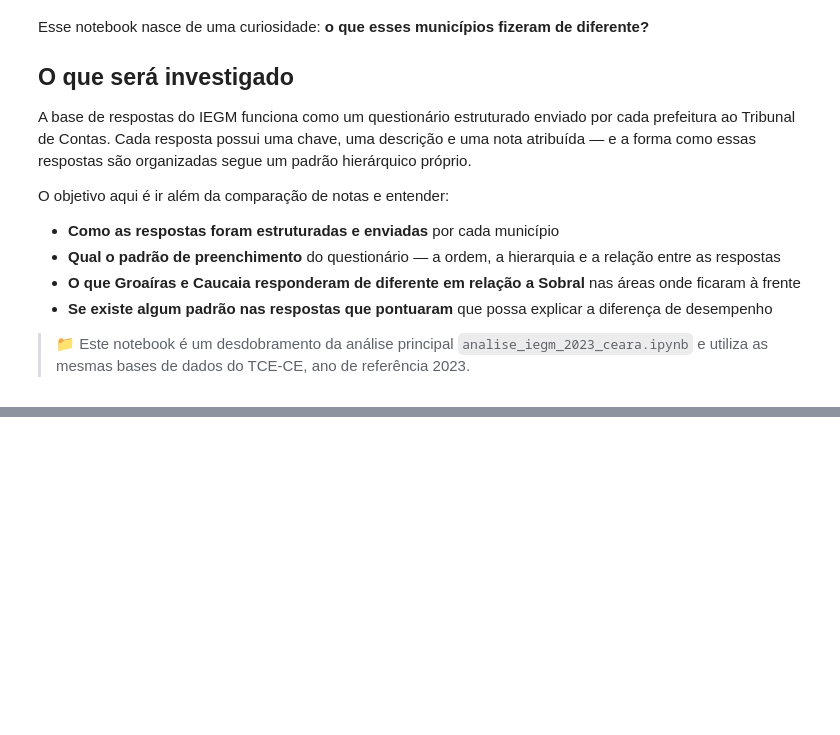
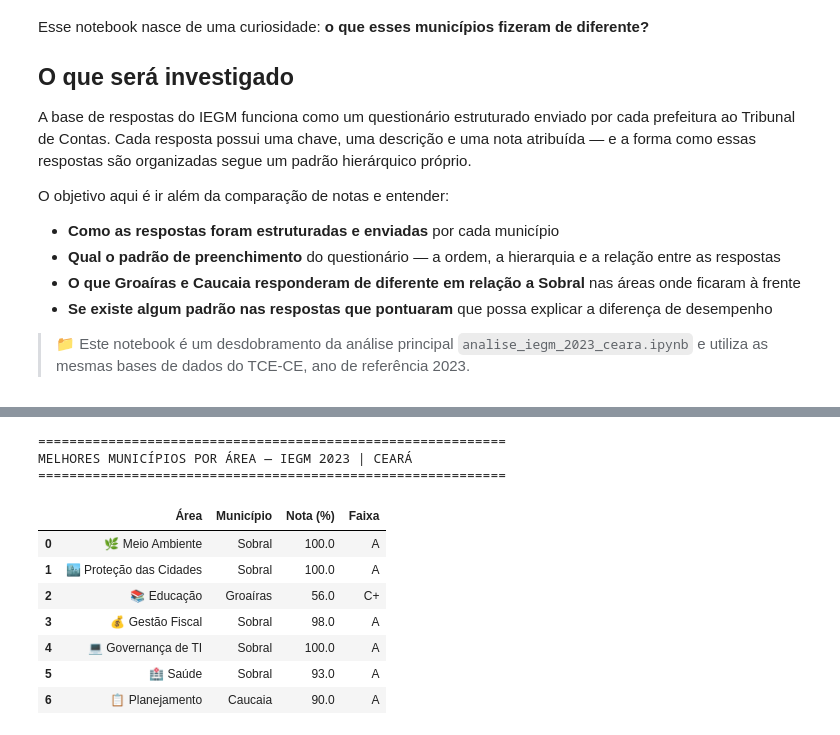
Before and after one commit to rhaymarthins/analise-iegm, a Jupyter notebook: curiosidade_sobral_vs_municipios_destaque.ipynb, the cells around one changed output, grey strips where cells are left out. Cells and saved outputs as stored; diff of their text form; code cells hidden in the pictures; blank space fills up the shorter version.

```diff
--- a/curiosidade_sobral_vs_municipios_destaque.ipynb
+++ b/curiosidade_sobral_vs_municipios_destaque.ipynb
@@ -21,0 +83,48 @@ O objetivo aqui é ir além da comparação de notas e entender:
+# %%
+# =====================================================
+# MELHORES MUNICÍPIOS POR ÁREA — IEGM 2023
+# =====================================================
+
+areas = {
+    'pct_iamb':     '🌿 Meio Ambiente',
+    'pct_icidade':  '🏙️ Proteção das Cidades',
+    'pct_ieduc':    '📚 Educação',
+    'pct_ifiscal':  '💰 Gestão Fiscal',
+    'pct_igov_ti':  '💻 Governança de TI',
+    'pct_isaude':   '🏥 Saúde',
+    'pct_iplan':    '📋 Planejamento',
+}
+
+resultados = []
+
+for coluna, nome_area in areas.items():
+    idx_max = df_geral[coluna].idxmax()
+    linha = df_geral.loc[idx_max]
+    col_ind = coluna.replace('pct_', 'ind_')
+    faixa = linha[col_ind] if col_ind in df_geral.columns else '-'
+
+    resultados.append({
+        'Área': nome_area,
+        'Município': linha['municipio'].title(),
+        'Nota (%)': round(linha[coluna] * 100, 2) if linha[coluna] <= 1 else round(linha[coluna], 2),
+        'Faixa': faixa
+    })
+
+df_melhores = pd.DataFrame(resultados)
+
+print("=" * 60)
+print("MELHORES MUNICÍPIOS POR ÁREA — IEGM 2023 | CEARÁ")
+print("=" * 60)
+display(df_melhores)
+# %% [output]
+============================================================
+MELHORES MUNICÍPIOS POR ÁREA — IEGM 2023 | CEARÁ
+============================================================
+|  | Área | Município | Nota (%) | Faixa |
+| 0 | 🌿 Meio Ambiente | Sobral | 100.0 | A |
+| 1 | 🏙️ Proteção das Cidades | Sobral | 100.0 | A |
+| 2 | 📚 Educação | Groaíras | 56.0 | C+ |
+| 3 | 💰 Gestão Fiscal | Sobral | 98.0 | A |
+| 4 | 💻 Governança de TI | Sobral | 100.0 | A |
+| 5 | 🏥 Saúde | Sobral | 93.0 | A |
+| 6 | 📋 Planejamento | Caucaia | 90.0 | A |
```
Also changed, not shown: parts of 8 cells of this notebook.
